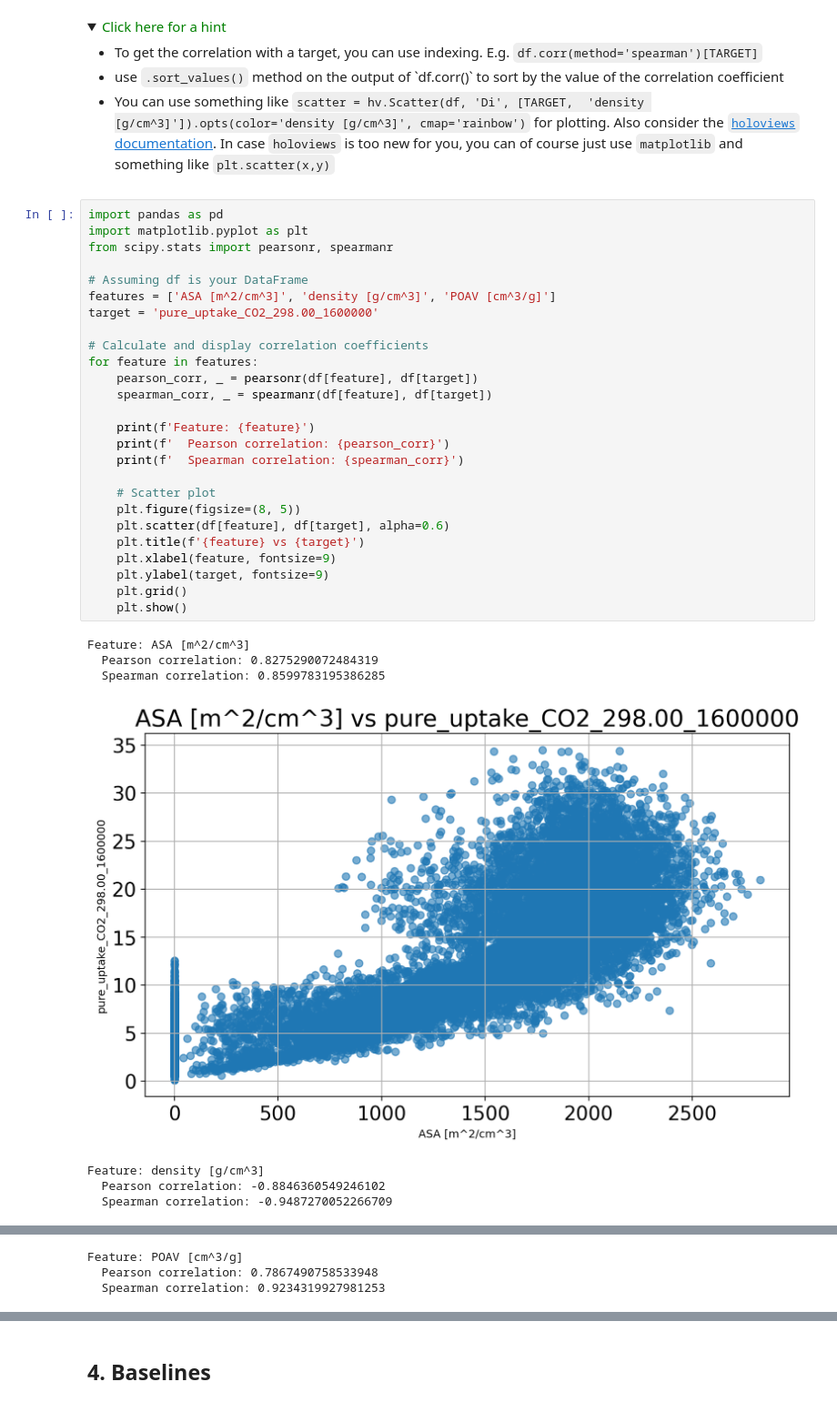
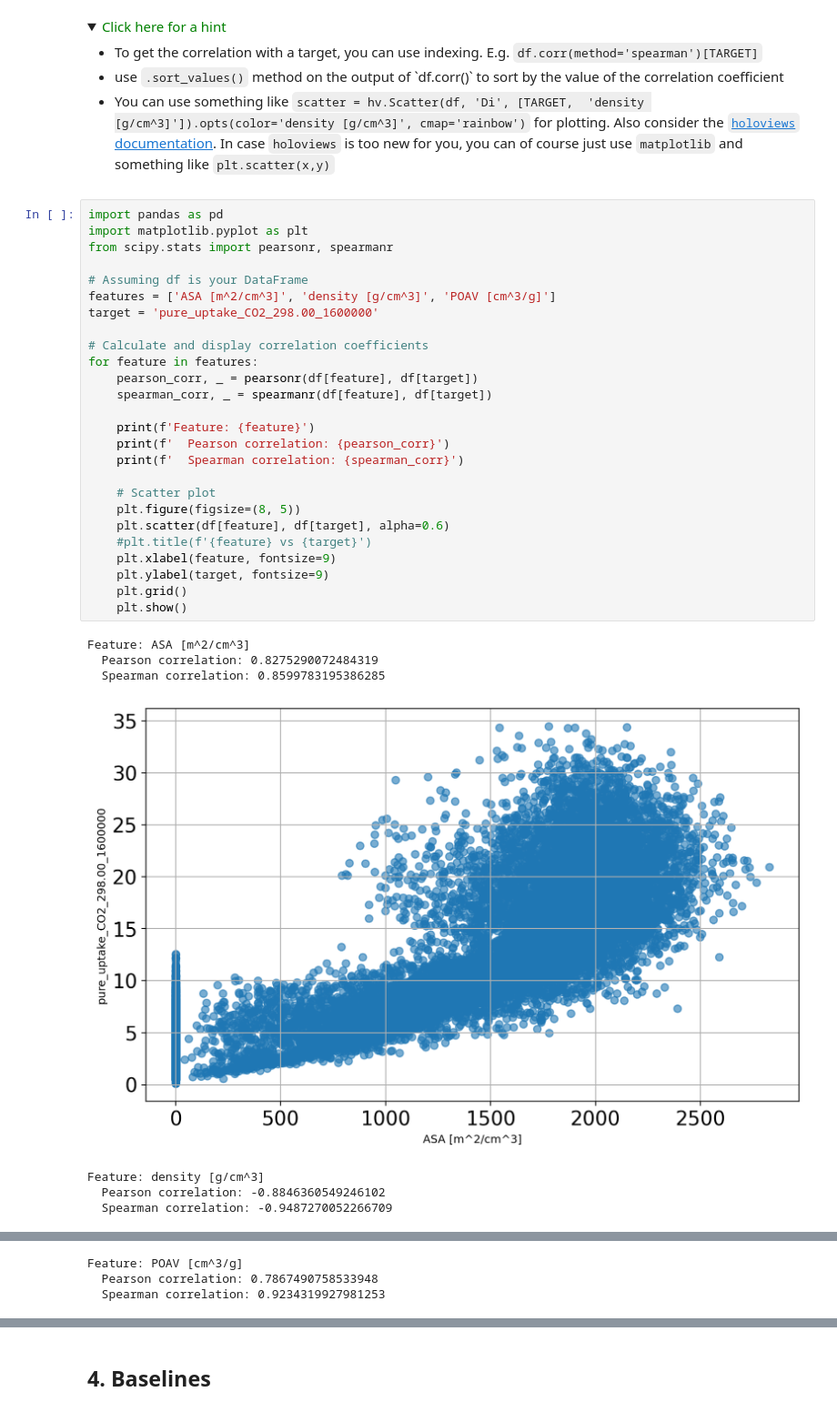
Before and after one commit to fracaludo/ml_molsim, a Jupyter notebook: molsim_ml_forked_new.ipynb, the cells around one changed output, grey strips where cells are left out. Shown at 91% size. Saved outputs shown, nothing was run; the diff lists cells and outputs as text; folded sections open.

```diff
--- a/molsim_ml_forked_new.ipynb
+++ b/molsim_ml_forked_new.ipynb
@@ -607,34 +607,34 @@ To get the correlation matrices, you can use the `df.corr(method=)`method on you
 # %%
 import pandas as pd
 import matplotlib.pyplot as plt
 from scipy.stats import pearsonr, spearmanr
 
 # Assuming df is your DataFrame
 features = ['ASA [m^2/cm^3]', 'density [g/cm^3]', 'POAV [cm^3/g]']
 target = 'pure_uptake_CO2_298.00_1600000'
 
 # Calculate and display correlation coefficients
 for feature in features:
     pearson_corr, _ = pearsonr(df[feature], df[target])
     spearman_corr, _ = spearmanr(df[feature], df[target])
 
     print(f'Feature: {feature}')
     print(f'  Pearson correlation: {pearson_corr}')
     print(f'  Spearman correlation: {spearman_corr}')
 
     # Scatter plot
     plt.figure(figsize=(8, 5))
     plt.scatter(df[feature], df[target], alpha=0.6)
-    plt.title(f'{feature} vs {target}')
+    #plt.title(f'{feature} vs {target}')
     plt.xlabel(feature, fontsize=9)
     plt.ylabel(target, fontsize=9)
     plt.grid()
     plt.show()
 # %% [output]
 Feature: ASA [m^2/cm^3]
   Pearson correlation: 0.8275290072484319
   Spearman correlation: 0.8599783195386285
-[figure, old version]
+[figure, new version]
 Feature: density [g/cm^3]
   Pearson correlation: -0.8846360549246102
   Spearman correlation: -0.9487270052266709
```
Also changed, not shown: parts of 1 cell of this notebook.
